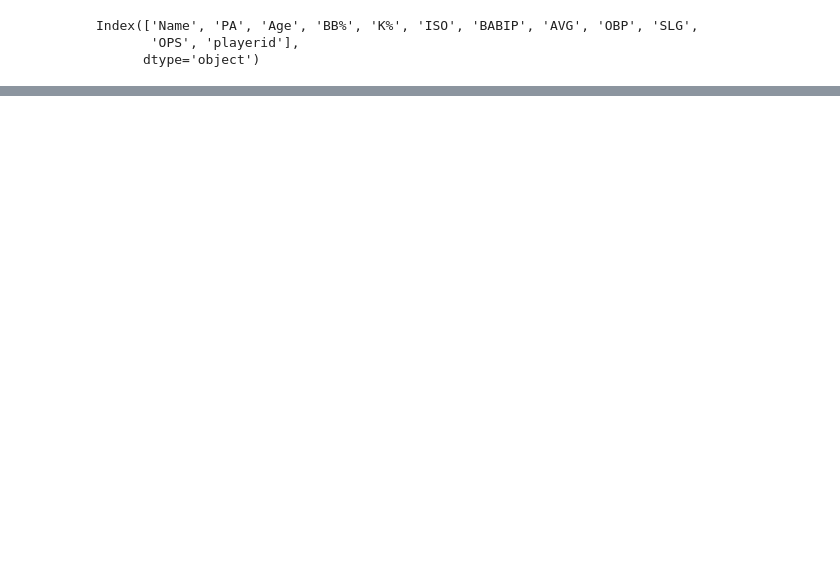
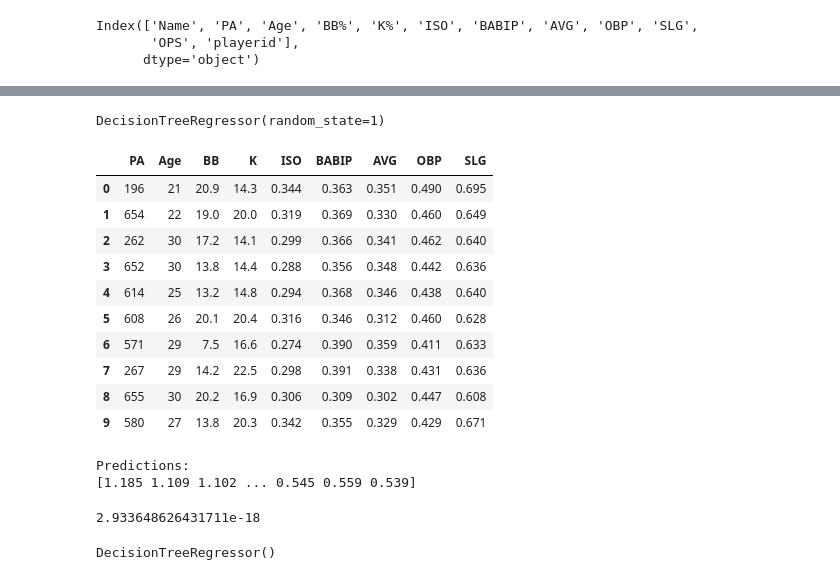
Before and after one commit to Ben-Platt-23/Senior-Project, a Jupyter notebook: test_area.ipynb, the cells around one changed output, grey strips where cells are left out. Saved outputs shown, nothing was run; the diff lists cells and outputs as text; code cells hidden in the pictures; blank space fills up the shorter version.

```diff
--- a/test_area.ipynb
+++ b/test_area.ipynb
@@ -22,2 +62,2 @@ player_info['K'] = player_info['K'].str.replace('%', '')
 # %%
-player_info.K
+player_info['K'] = player_info['K'].astype(float)
@@ -36,0 +64,2 @@ Name: K, Length: 1703, dtype: object
+# %%
+player_info['BB'] = player_info['BB'].astype(float)
@@ -37,8 +82,41 @@ Name: K, Length: 1703, dtype: object
 # %%
 y = player_info.OPS
 # %%
-player_features = ['PA', 'Age', 'BB%', 'K%', 'ISO', 'BABIP', 'AVG', 'OBP', 'SLG','OPS']
+player_features = ['PA', 'Age', 'BB', 'K', 'ISO', 'BABIP', 'AVG', 'OBP', 'SLG']
 # %%
 X = player_info[player_features]
 # %%
 ops_model = DecisionTreeRegressor(random_state = 1)
+# %%
+ops_model.fit(X, y)
+# %% [output]
+DecisionTreeRegressor(random_state=1)
+# %%
+X.head(10)
+# %% [output]
+|  | PA | Age | BB | K | ISO | BABIP | AVG | OBP | SLG |
+| 0 | 196 | 21 | 20.9 | 14.3 | 0.344 | 0.363 | 0.351 | 0.490 | 0.695 |
+| 1 | 654 | 22 | 19.0 | 20.0 | 0.319 | 0.369 | 0.330 | 0.460 | 0.649 |
+| 2 | 262 | 30 | 17.2 | 14.1 | 0.299 | 0.366 | 0.341 | 0.462 | 0.640 |
+| 3 | 652 | 30 | 13.8 | 14.4 | 0.288 | 0.356 | 0.348 | 0.442 | 0.636 |
+| 4 | 614 | 25 | 13.2 | 14.8 | 0.294 | 0.368 | 0.346 | 0.438 | 0.640 |
+| 5 | 608 | 26 | 20.1 | 20.4 | 0.316 | 0.346 | 0.312 | 0.460 | 0.628 |
+| 6 | 571 | 29 | 7.5 | 16.6 | 0.274 | 0.390 | 0.359 | 0.411 | 0.633 |
+| 7 | 267 | 29 | 14.2 | 22.5 | 0.298 | 0.391 | 0.338 | 0.431 | 0.636 |
+| 8 | 655 | 30 | 20.2 | 16.9 | 0.306 | 0.309 | 0.302 | 0.447 | 0.608 |
+| 9 | 580 | 27 | 13.8 | 20.3 | 0.342 | 0.355 | 0.329 | 0.429 | 0.671 |
+# %%
+# Test predictions for 10 OPS
+
+
+print('Predictions:')
+test_predict = ops_model.predict(X)
+
+print(test_predict)
+# %% [output]
+Predictions:
+[1.185 1.109 1.102 ... 0.545 0.559 0.539]
+# %%
+mean_absolute_error(y, test_predict)
+# %% [output]
+2.933648626431711e-18
@@ -44,0 +127,4 @@ ops_model = DecisionTreeRegressor(random_state = 1)
+# %%
+ops_model.fit(train_X, train_y)
+# %% [output]
+DecisionTreeRegressor()
```
Also changed, not shown: parts of 16 cells of this notebook.
